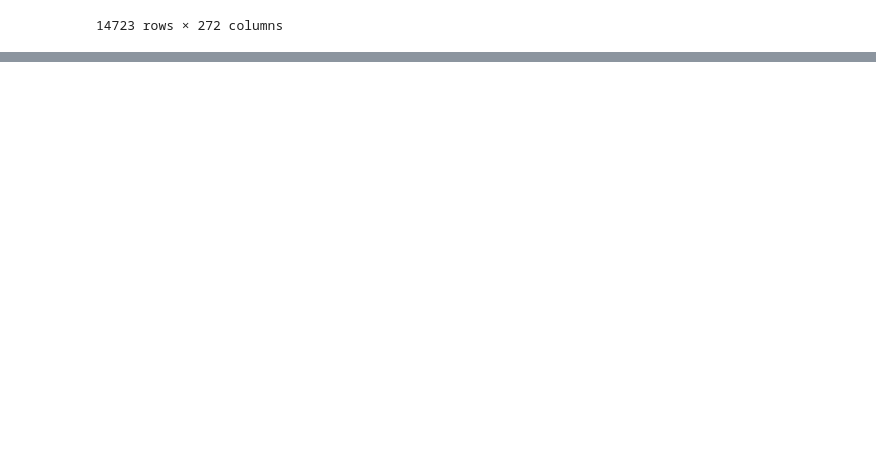
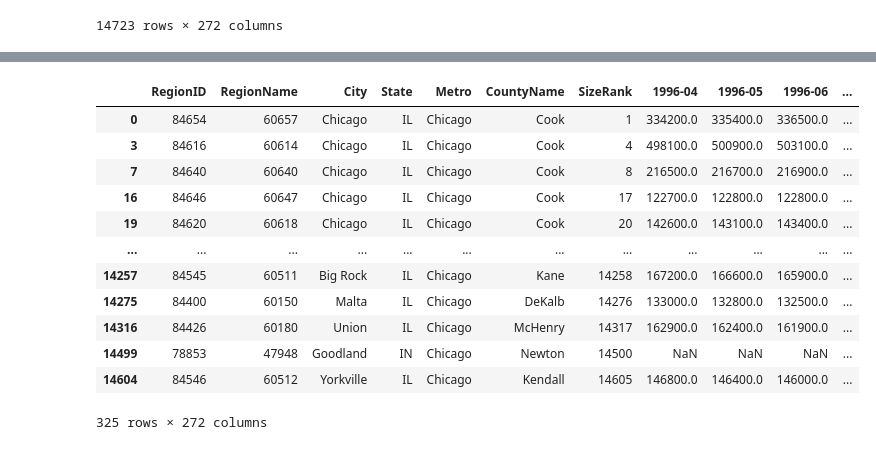
Before and after one commit to mattcarr17/time_series_project, a Jupyter notebook: notebooks/exploratory/01_js_cleaning.ipynb, the cells around one changed output, grey strips where cells are left out. Drawn from its saved outputs; the diff is of its cells as text; code cells hidden in the pictures; blank space fills up the shorter version.

```diff
--- a/notebooks/exploratory/01_js_cleaning.ipynb
+++ b/notebooks/exploratory/01_js_cleaning.ipynb
@@ -40,0 +51,17 @@ def get_datetimes(df):
+# %%
+chicago_df=df[df['Metro'] == 'Chicago']
+chicago_df
+# %% [output]
+|  | RegionID | RegionName | City | State | Metro | CountyName | SizeRank | 1996-04 | 1996-05 | 1996-06 | ... |
+| 0 | 84654 | 60657 | Chicago | IL | Chicago | Cook | 1 | 334200.0 | 335400.0 | 336500.0 | ... |
+| 3 | 84616 | 60614 | Chicago | IL | Chicago | Cook | 4 | 498100.0 | 500900.0 | 503100.0 | ... |
+| 7 | 84640 | 60640 | Chicago | IL | Chicago | Cook | 8 | 216500.0 | 216700.0 | 216900.0 | ... |
+| 16 | 84646 | 60647 | Chicago | IL | Chicago | Cook | 17 | 122700.0 | 122800.0 | 122800.0 | ... |
+| 19 | 84620 | 60618 | Chicago | IL | Chicago | Cook | 20 | 142600.0 | 143100.0 | 143400.0 | ... |
+| ... | ... | ... | ... | ... | ... | ... | ... | ... | ... | ... | ... |
+| 14257 | 84545 | 60511 | Big Rock | IL | Chicago | Kane | 14258 | 167200.0 | 166600.0 | 165900.0 | ... |
+| 14275 | 84400 | 60150 | Malta | IL | Chicago | DeKalb | 14276 | 133000.0 | 132800.0 | 132500.0 | ... |
+| 14316 | 84426 | 60180 | Union | IL | Chicago | McHenry | 14317 | 162900.0 | 162400.0 | 161900.0 | ... |
+| 14499 | 78853 | 47948 | Goodland | IN | Chicago | Newton | 14500 | NaN | NaN | NaN | ... |
+| 14604 | 84546 | 60512 | Yorkville | IL | Chicago | Kendall | 14605 | 146800.0 | 146400.0 | 146000.0 | ... |
+325 rows × 272 columns
```
Also changed, not shown: parts of 19 cells of this notebook.
